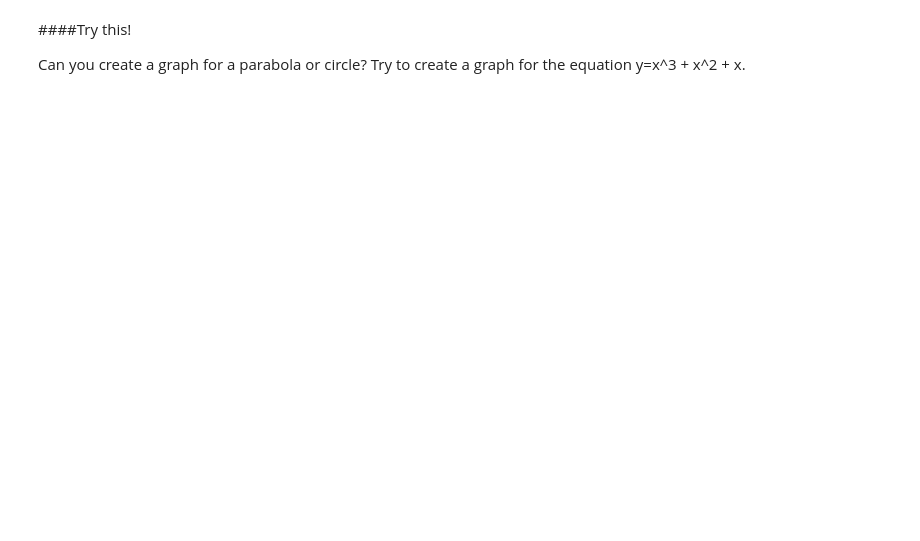
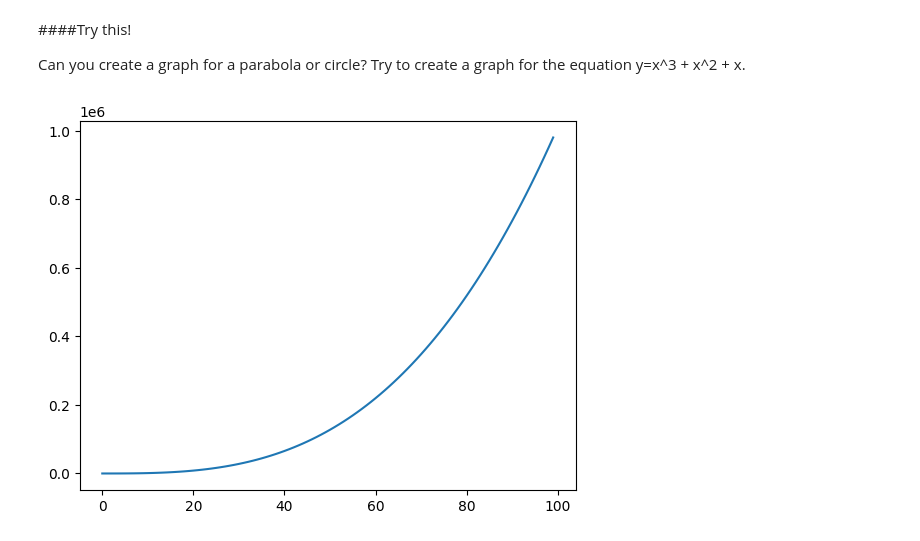
Before and after one commit to MuChi2112/Machine-Learning, a Jupyter notebook: 3_1_Intro_to_Libraries.ipynb, the cells around one changed output. Saved outputs shown, nothing was run; the diff lists cells and outputs as text; code cells hidden in the pictures; blank space fills up the shorter version.

```diff
--- a/3_1_Intro_to_Libraries.ipynb
+++ b/3_1_Intro_to_Libraries.ipynb
@@ -256,6 +302,8 @@ def function1(x):
 </details>
 # %%
 # Create your function here:
+def function1(x):
+  return x*x
 # %% [markdown]
 This function will square any value you pass it.
 
@@ -264,6 +312,7 @@ The values returned by  function1  need to be stored somewhere.
 5. Create an empty list called `data` to store your values
 # %%
 # Create your empty list here:
+data=[]
 # %% [markdown]
 Find and graph the squares of all the numbers from 1 to 100.
 
@@ -283,6 +332,8 @@ for i in range(100):
 </details>
 # %%
 # Fill your list here:
+for x in range(100):
+  data.append(function1(x))
 # %% [markdown]
 8. Run the cell below to see your data plotted on a graph.
 # %%
@@ -336,3 +399,15 @@ plt.show()
 Can you create a graph for a parabola or circle? Try to create a graph for the equation y=x^3 + x^2 + x.
 # %%
 # Add your code to plot a higher order function here:
+def function1(x):
+  return x*x*x+x*x+x
+
+data=[]
+
+for x in range(100):
+  data.append(function1(x))
+
+plt.plot(data)
+plt.show()
+# %% [output]
+[figure, added]
```
Also changed, not shown: parts of 21 cells of this notebook.
